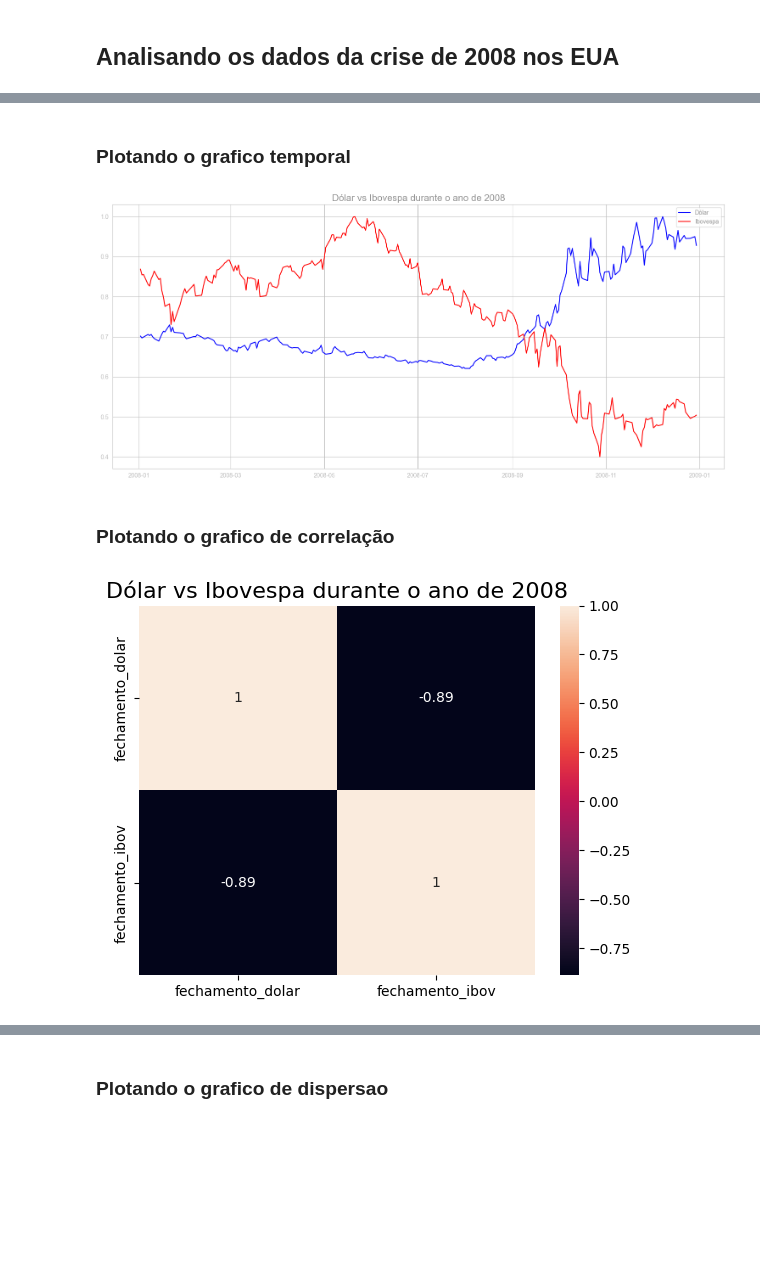
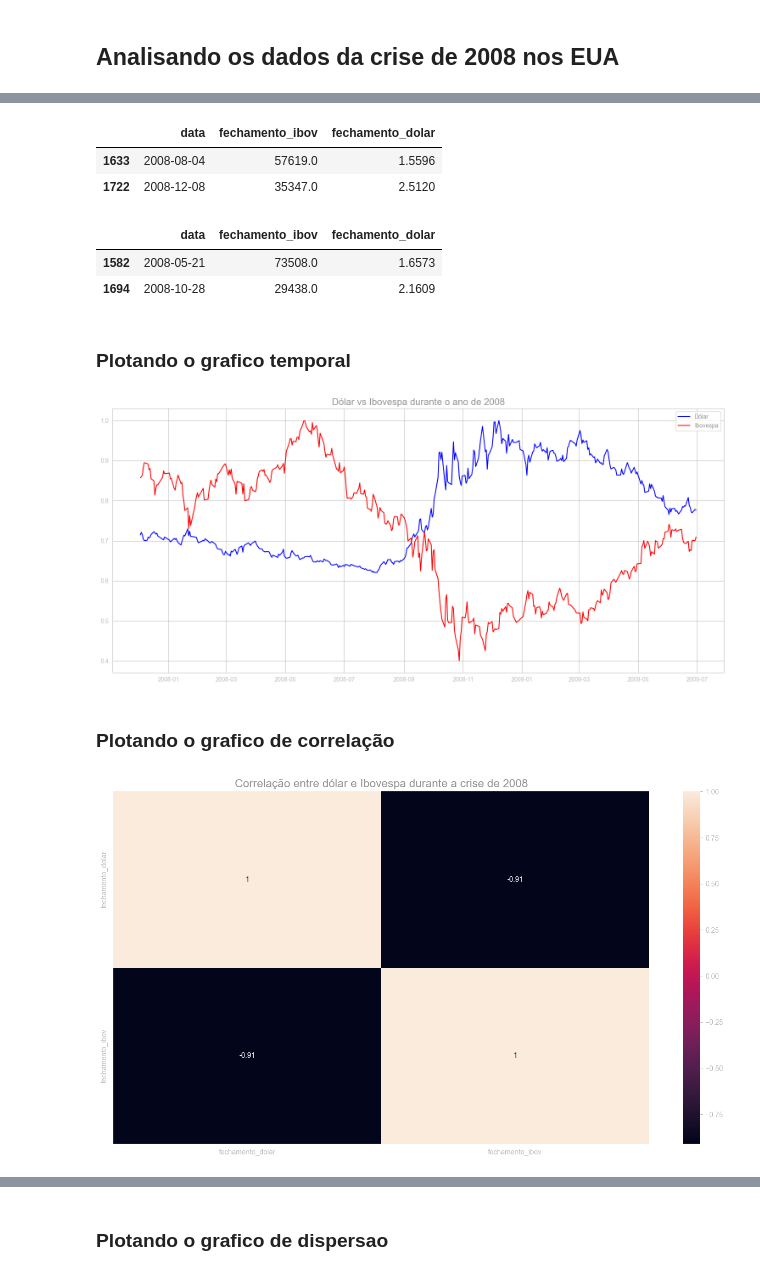
Before and after one commit to naruhikohama/tcc-adados, a Jupyter notebook: notebook.ipynb, the cells around one changed output, grey strips where cells are left out. Drawn from its saved outputs; the diff is of its cells as text; code cells hidden in the pictures; blank space fills up the shorter version.

```diff
--- a/notebook.ipynb
+++ b/notebook.ipynb
@@ -292,5 +306,5 @@ plt.show()
 # %% [markdown]
 ## Analisando os dados da crise de 2008 nos EUA
 # %%
-# Filtrando os dados de 2015-10-01 ate 2016-01-31
-df_crise = df1[(df1['data'] >= '2008-01-01') & (df1['data'] <= '2009-01-01')]
+# Filtrando os dados de 2007-12-01 ate 2009-06-30
+df_crise = df1[(df1['data'] >= '2007-12-01') & (df1['data'] <= '2009-06-30')]
@@ -297,3 +323,17 @@ df_crise = df1[(df1['data'] >= '2008-01-01') & (df1['data'] <= '2009-01-01')]
+# %%
+# Valor maximo e minimo do dolar durante a crise
+df_crise[(df_crise.fechamento_dolar == df_crise.fechamento_dolar.max()) | (df_crise.fechamento_dolar == df_crise.fechamento_dolar.min())]
+# %% [output]
+|  | data | fechamento_ibov | fechamento_dolar |
+| 1633 | 2008-08-04 | 57619.0 | 1.5596 |
+| 1722 | 2008-12-08 | 35347.0 | 2.5120 |
+# %%
+# Valor maximo e minimo do Ibovespa durante a crise
+df_crise[(df_crise.fechamento_ibov == df_crise.fechamento_ibov.max()) | (df_crise.fechamento_ibov == df_crise.fechamento_ibov.min())]
+# %% [output]
+|  | data | fechamento_ibov | fechamento_dolar |
+| 1582 | 2008-05-21 | 73508.0 | 1.6573 |
+| 1694 | 2008-10-28 | 29438.0 | 2.1609 |
 # %% [markdown]
 ### Plotando o grafico temporal
 # %%
@@ -309,12 +349,12 @@ plt.legend()
 plt.tight_layout()
 plt.show()
 # %% [output]
-[figure, old version]
+[figure, new version]
 # %% [markdown]
 ### Plotando o grafico de correlação
 # %%
 sns.heatmap(df_crise[['fechamento_dolar', 'fechamento_ibov']].corr(), annot=True)
-plt.title('Dólar vs Ibovespa durante o ano de 2008', fontsize=16)
+plt.title('Correlação entre dólar e Ibovespa durante a crise de 2008', fontsize=16)
 plt.show()
 # %% [output]
-[figure, old version]
+[figure, new version]
```
Also changed, not shown: parts of 27 cells of this notebook.
